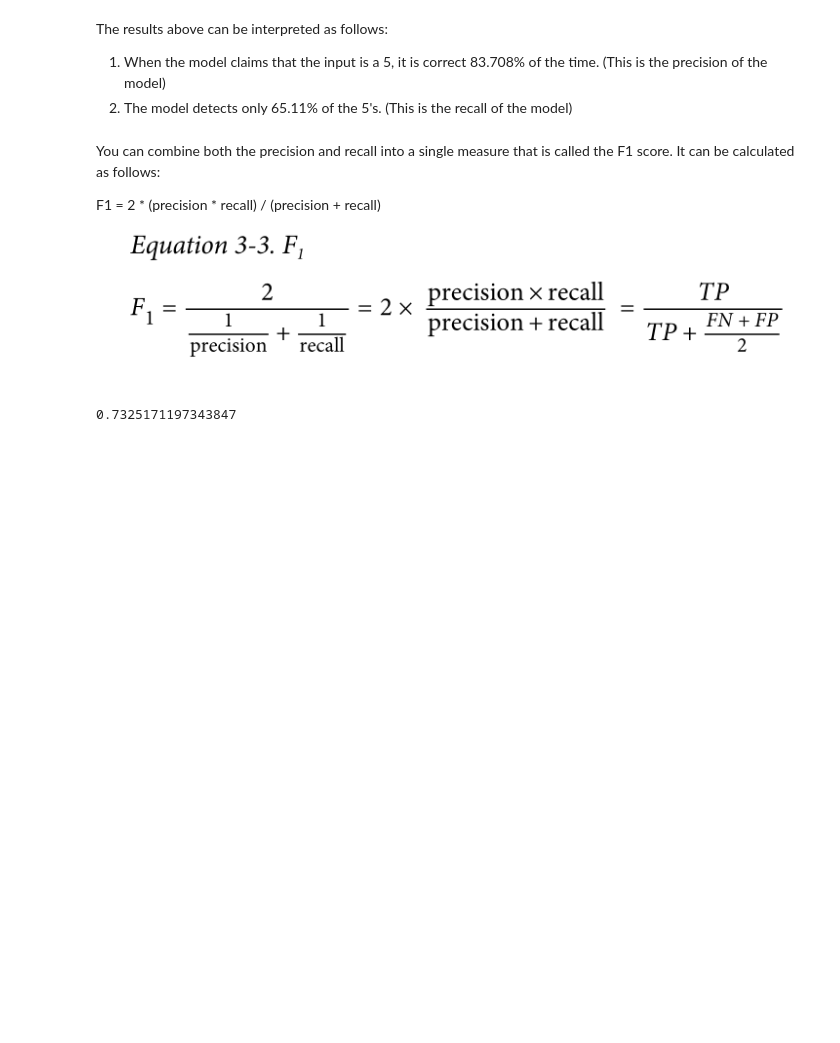
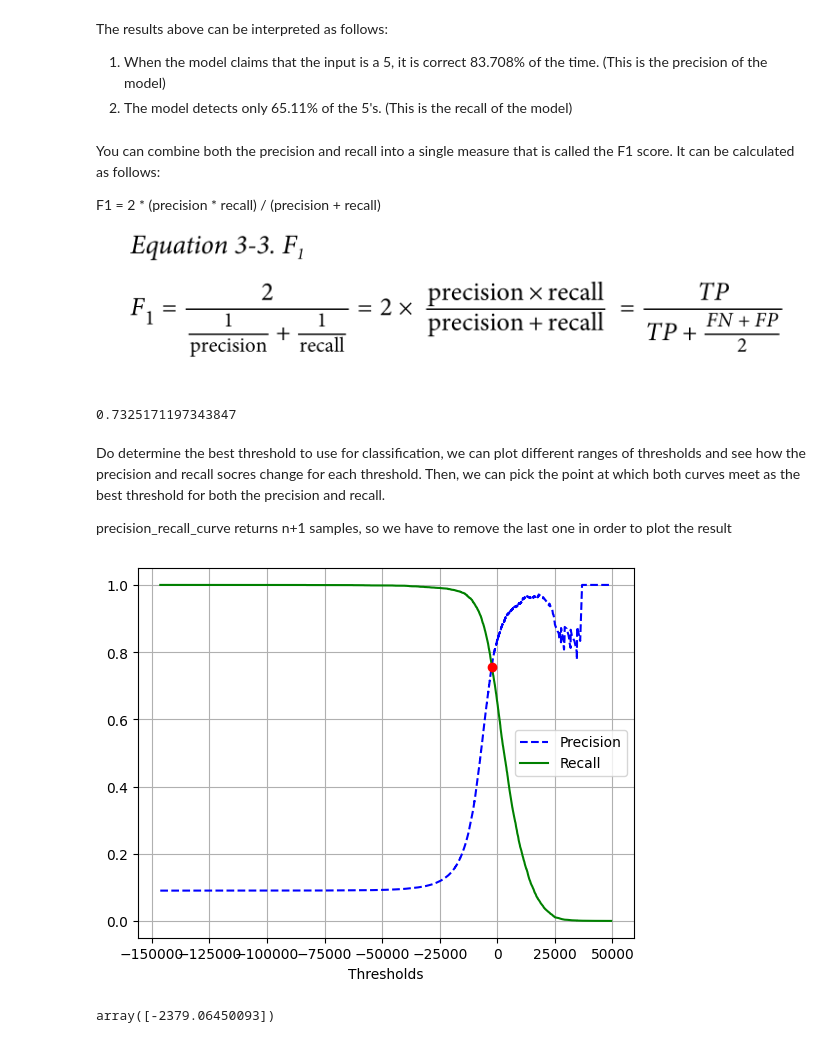
Before and after one commit to Thoalfeqar-gata/Hands-on-machine-learing-, a Jupyter notebook: Classification/main.ipynb, the cells around one changed output. Cells and saved outputs as stored; diff of their text form; code cells hidden in the pictures; blank space fills up the shorter version.

Commit message:
Finished binary classification

```diff
--- a/Classification/main.ipynb
+++ b/Classification/main.ipynb
@@ -118,3 +124,27 @@ from sklearn.metrics import f1_score
 f1_score(y_train_5, y_train_pred)
 # %% [output]
 0.7325171197343847
+# %% [markdown]
+Do determine the best threshold to use for classification, we can plot different ranges of thresholds and see how the precision and recall socres change for each threshold. Then, we can pick the point at which both curves meet as the best threshold for both the precision and recall.
+
+precision_recall_curve returns n+1 samples, so we have to remove the last one in order to plot the result
+# %%
+from sklearn.metrics import precision_recall_curve
+y_scores = cross_val_predict(sgd_clf, X_train, y_train_5, cv = 3,
+                             method = 'decision_function')
+precisions, recalls, thresholds = precision_recall_curve(y_train_5, y_scores)
+precisions = precisions[:-1]
+recalls = recalls[:-1]
+# %%
+plt.plot(thresholds, precisions, 'b--', label = 'Precision')
+plt.plot(thresholds, recalls, 'g-', label = 'Recall')
+plt.plot(thresholds[precisions == recalls], precisions[precisions == recalls], '-ro')
+plt.legend()
+plt.grid()
+plt.xlabel('Thresholds')
+plt.show()
+best_threshold = thresholds[precisions == recalls]
+best_threshold
+# %% [output]
+[figure, added]
+array([-2379.06450093])
```
Also changed, not shown: parts of 18 cells of this notebook, 1 other file.
